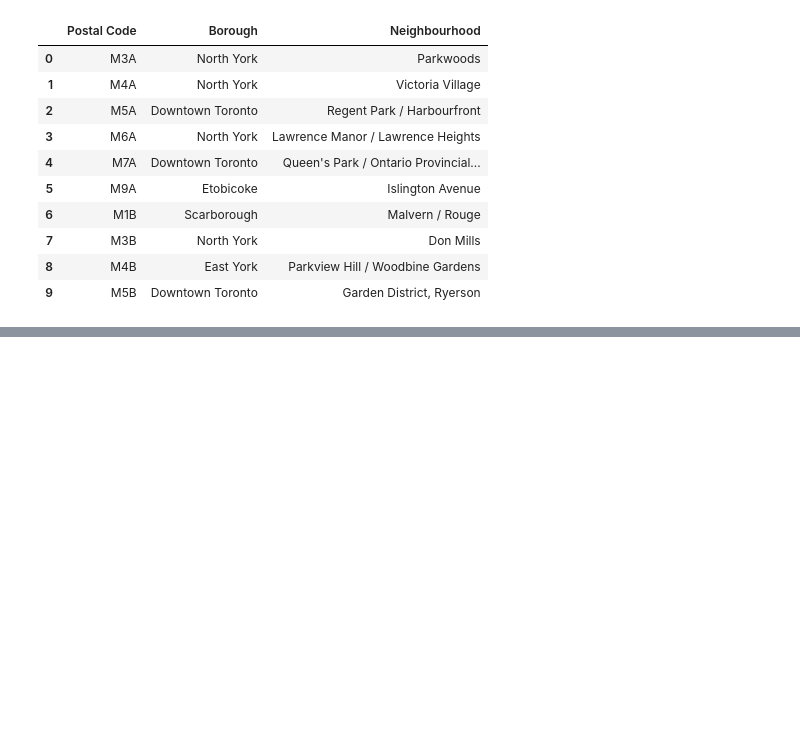
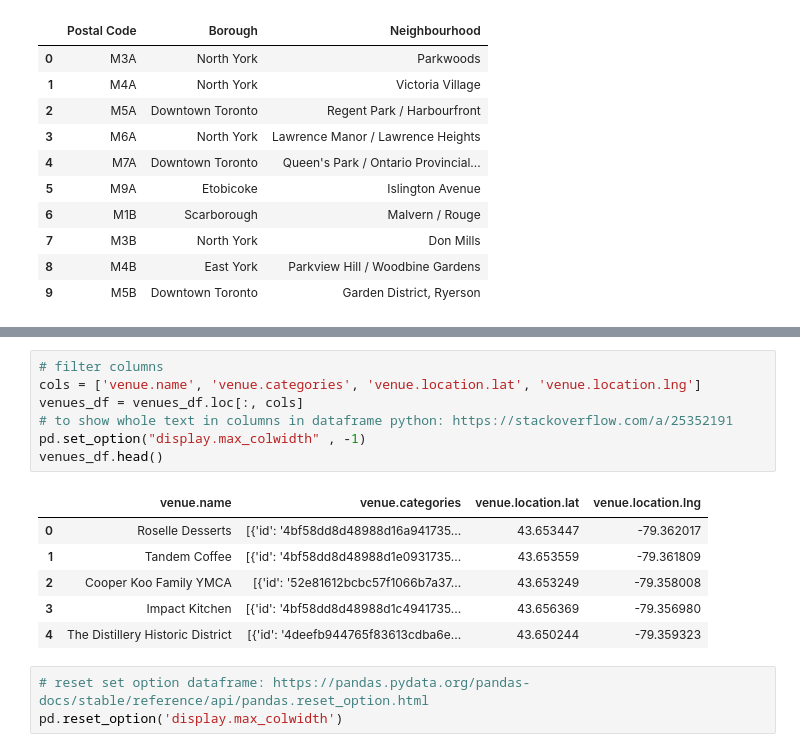
Before and after one commit to prasha99/Python-Coursera-Capstone, a Jupyter notebook: Segmenting and Clustering Capstone_Part1.ipynb, the cells around one changed output, grey strips where cells are left out. Cells and saved outputs as stored; diff of their text form; blank space fills up the shorter version.

```diff
--- a/Segmenting and Clustering Capstone_Part1.ipynb
+++ b/Segmenting and Clustering Capstone_Part1.ipynb
@@ -133,0 +342,17 @@ Shape of final data is:  (103, 3)
+# %%
+# filter columns
+cols = ['venue.name', 'venue.categories', 'venue.location.lat', 'venue.location.lng']
+venues_df = venues_df.loc[:, cols]
+# to show whole text in columns in dataframe python: https://stackoverflow.com/a/25352191
+pd.set_option("display.max_colwidth" , -1)
+venues_df.head()
+# %% [output]
+|  | venue.name | venue.categories | venue.location.lat | venue.location.lng |
+| 0 | Roselle Desserts | [{'id': '4bf58dd8d48988d16a941735... | 43.653447 | -79.362017 |
+| 1 | Tandem Coffee | [{'id': '4bf58dd8d48988d1e0931735... | 43.653559 | -79.361809 |
+| 2 | Cooper Koo Family YMCA | [{'id': '52e81612bcbc57f1066b7a37... | 43.653249 | -79.358008 |
+| 3 | Impact Kitchen | [{'id': '4bf58dd8d48988d1c4941735... | 43.656369 | -79.356980 |
+| 4 | The Distillery Historic District | [{'id': '4deefb944765f83613cdba6e... | 43.650244 | -79.359323 |
+# %%
+# reset set option dataframe: https://pandas.pydata.org/pandas-docs/stable/reference/api/pandas.reset_option.html
+pd.reset_option('display.max_colwidth')
```
Also changed, not shown: parts of 29 cells of this notebook.
